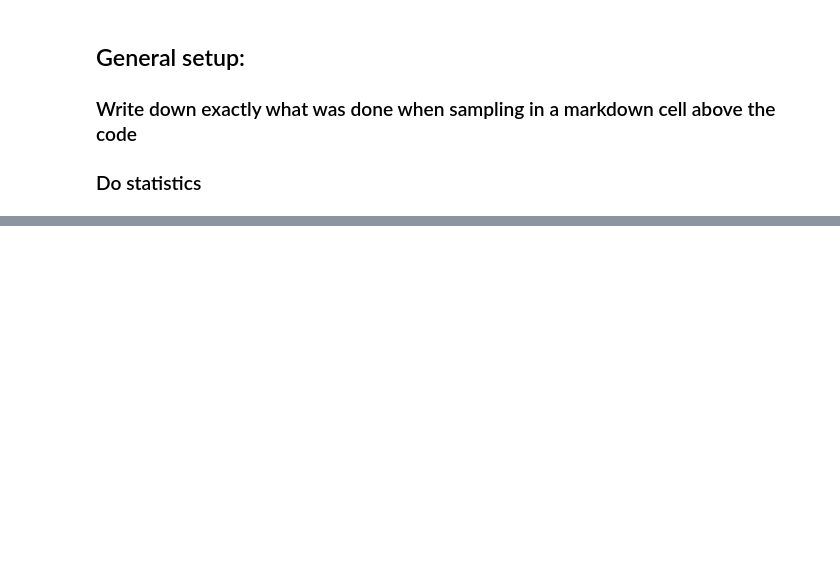
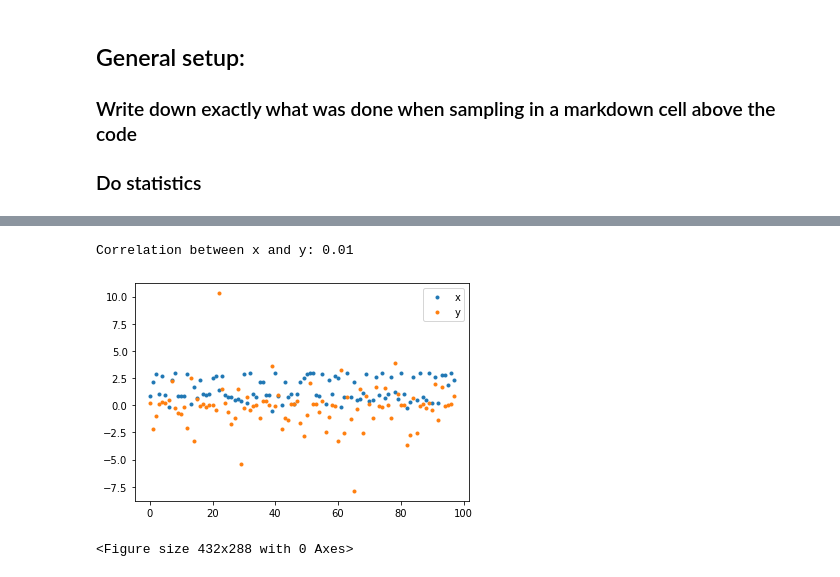
Before and after one commit to Maplewarrior/02463---Causality-project, a Jupyter notebook: 02463 Causality.ipynb, the cells around one changed output, grey strips where cells are left out. Drawn from its saved outputs; the diff is of its cells as text; code cells hidden in the pictures; blank space fills up the shorter version.

```diff
--- a/02463 Causality.ipynb
+++ b/02463 Causality.ipynb
@@ -46,0 +79,18 @@ AttributeError: module 'numpy' has no attribute 'cor'
+# %%
+A = df["A"]
+B = df["B"]
+C = df["C"]
+D = df["D"]
+E = df["E"]
+F = df["F"]
+plt.figure();
+plt.plot(x,'.');
+plt.plot(y,'.');
+plt.legend(('x','y'));
+#plt.xlabel(r'$\omega$');
+print('Correlation between x and y: %.2f'%np.corrcoef(x,y)[0,1]);
+plt.figure();
+# %% [output]
+Correlation between x and y: 0.01
+[figure, added]
+<Figure size 432x288 with 0 Axes>
```
Also changed, not shown: parts of 9 cells of this notebook, 2 other files.
